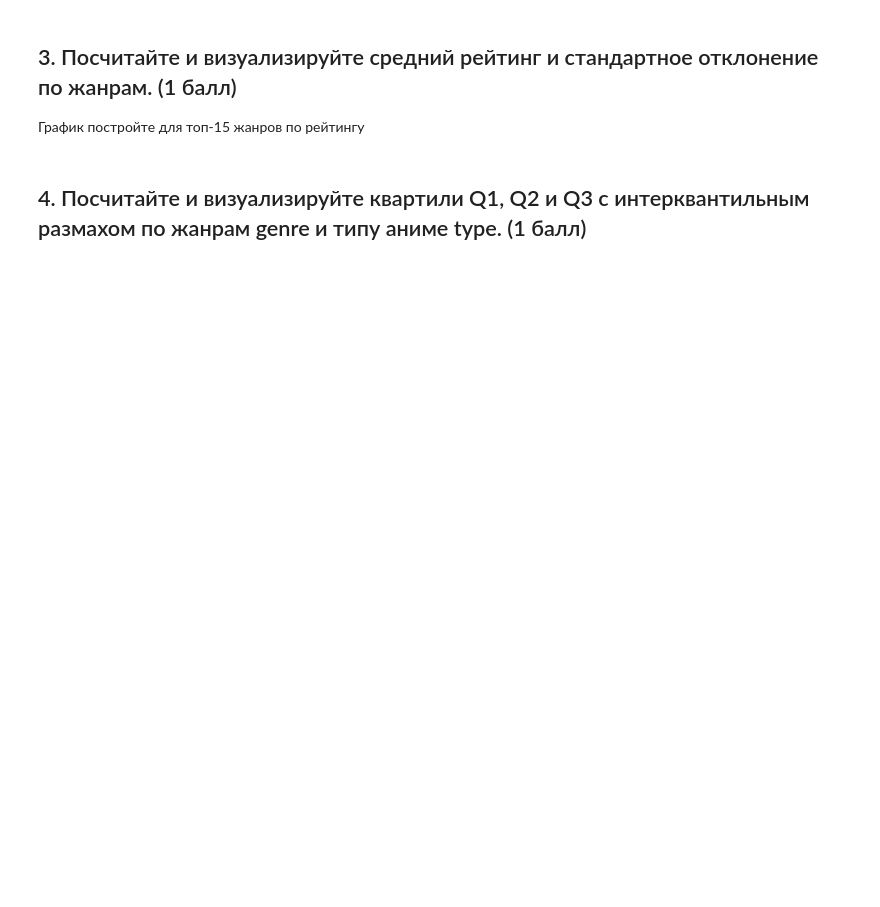
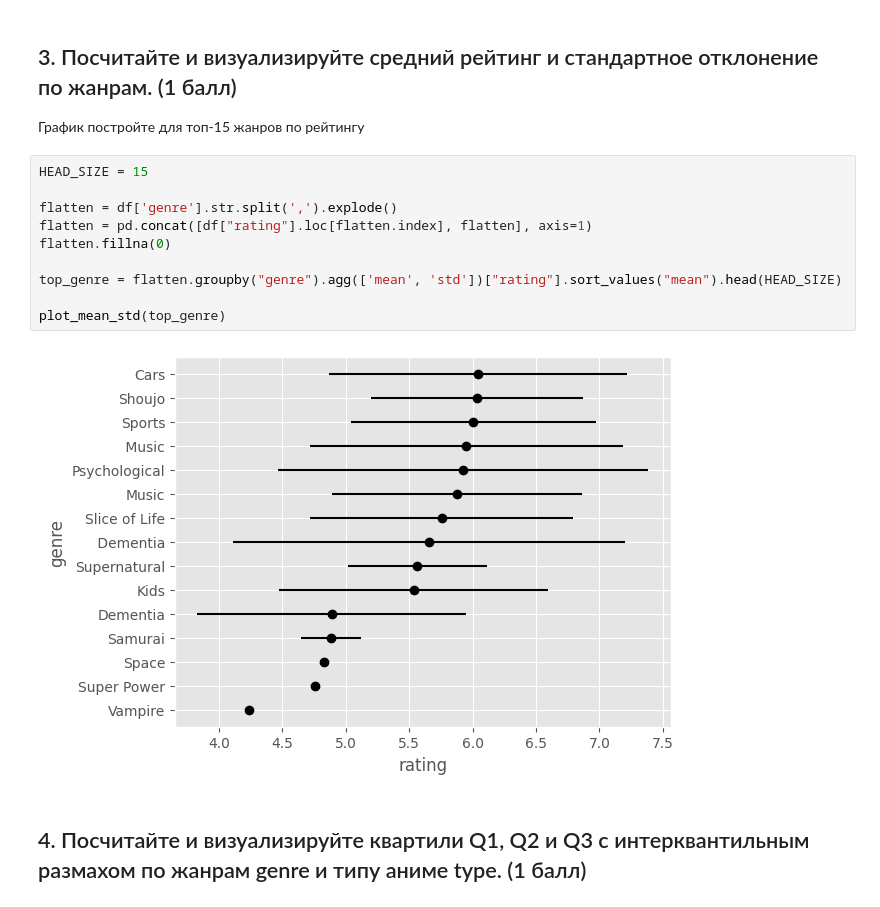
Before and after one commit to SpongeFrogy/Math_Statistics_ATH_2024, a Jupyter notebook: hw_1/ITMO_MathStat_HW_1.ipynb, the cells around one changed output. Cells and saved outputs as stored; diff of their text form; blank space fills up the shorter version.

```diff
--- a/hw_1/ITMO_MathStat_HW_1.ipynb
+++ b/hw_1/ITMO_MathStat_HW_1.ipynb
@@ -52,5 +104,17 @@ df.head()
 # %% [markdown]
 ## 3. Посчитайте и визуализируйте средний рейтинг и стандартное отклонение по жанрам. (1 балл)
 График постройте для топ-15 жанров по рейтингу
+# %%
+HEAD_SIZE = 15
+
+flatten = df['genre'].str.split(',').explode()
+flatten = pd.concat([df["rating"].loc[flatten.index], flatten], axis=1)
+flatten.fillna(0)
+
+top_genre = flatten.groupby("genre").agg(['mean', 'std'])["rating"].sort_values("mean").head(HEAD_SIZE)
+
+plot_mean_std(top_genre)
+# %% [output]
+[figure, added]
 # %% [markdown]
 ## 4. Посчитайте и визуализируйте квартили Q1, Q2 и Q3 с интерквантильным размахом по жанрам genre и типу аниме type. (1 балл)
```
Also changed, not shown: parts of 41 cells of this notebook, 3 other files.
